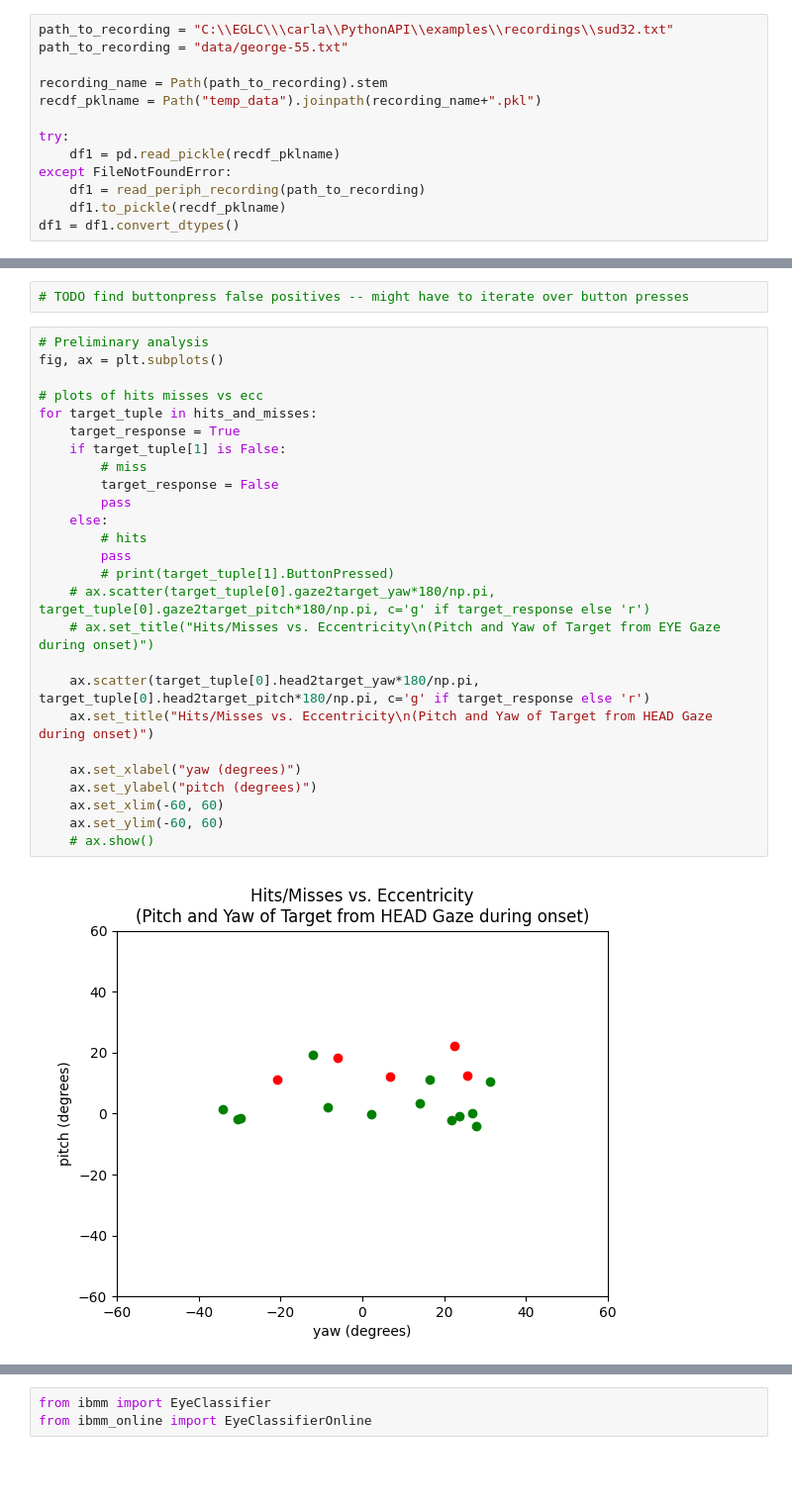
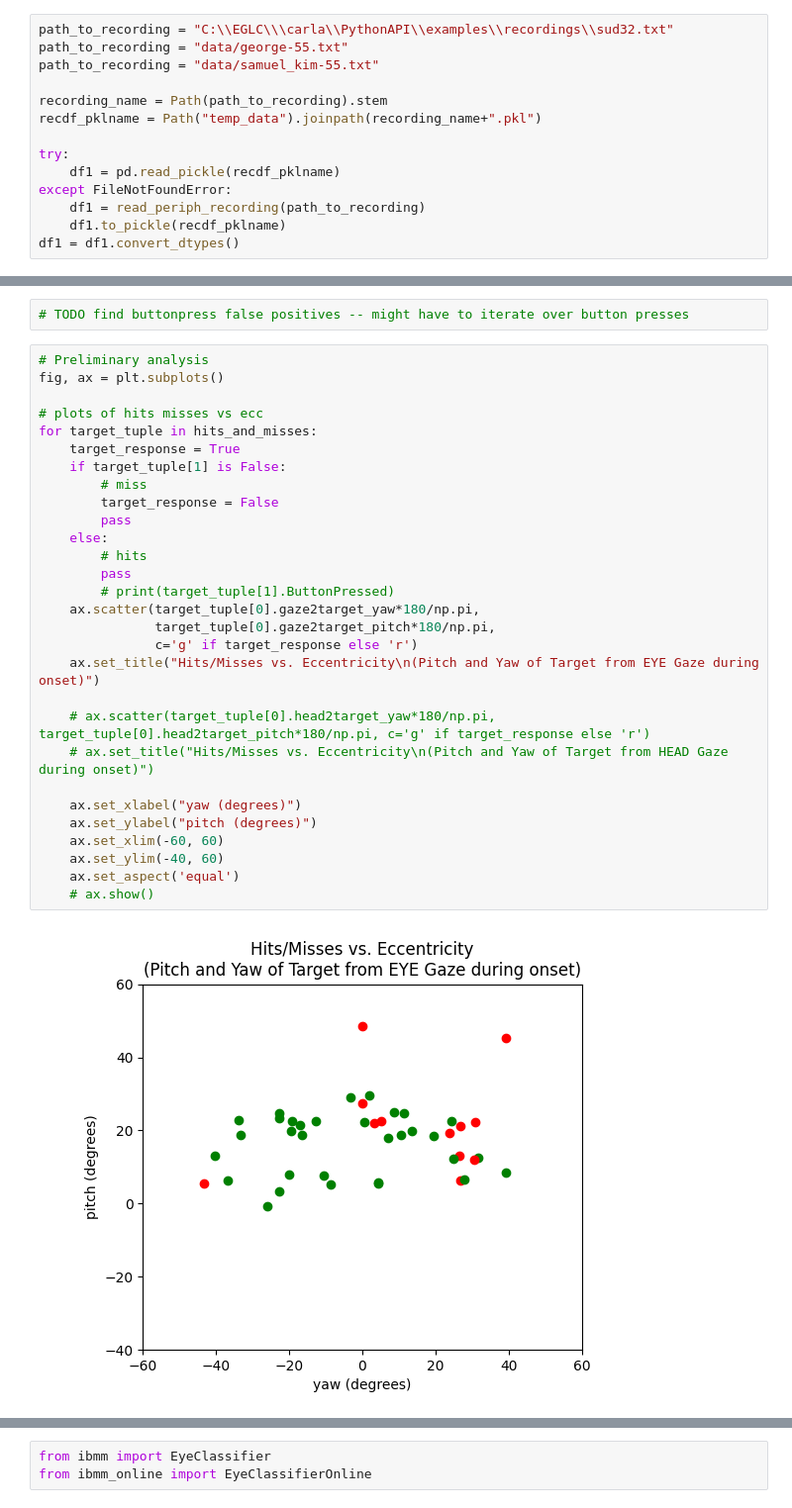
Before and after one commit to HARPLab/dreyevr_recording_analyzer, a Jupyter notebook: periph_recording_analyser.ipynb, the cells around one changed output, grey strips where cells are left out. Shown at 99% size. Saved outputs shown, nothing was run; the diff lists cells and outputs as text; blank space fills up the shorter version.

Commit message:
OFD based analysis for rec files; all data aggregator

```diff
--- a/periph_recording_analyser.ipynb
+++ b/periph_recording_analyser.ipynb
@@ -26,6 +32,7 @@ from tqdm import tqdm
 # %%
 path_to_recording = "C:\\EGLC\\\carla\\PythonAPI\\examples\\recordings\\sud32.txt"
 path_to_recording = "data/george-55.txt"
+path_to_recording = "data/samuel_kim-55.txt"
 
 recording_name = Path(path_to_recording).stem
 recdf_pklname = Path("temp_data").joinpath(recording_name+".pkl")
@@ -169,28 +179,31 @@ ax.set_xlim(0, 2)
 # %%
 # Preliminary analysis
 fig, ax = plt.subplots()
 
 # plots of hits misses vs ecc
 for target_tuple in hits_and_misses:
     target_response = True
     if target_tuple[1] is False:
         # miss
         target_response = False
         pass
     else:
         # hits
         pass
         # print(target_tuple[1].ButtonPressed)
-    # ax.scatter(target_tuple[0].gaze2target_yaw*180/np.pi, target_tuple[0].gaze2target_pitch*180/np.pi, c='g' if target_response else 'r')
-    # ax.set_title("Hits/Misses vs. Eccentricity\n(Pitch and Yaw of Target from EYE Gaze during onset)")
+    ax.scatter(target_tuple[0].gaze2target_yaw*180/np.pi,
+               target_tuple[0].gaze2target_pitch*180/np.pi,
+               c='g' if target_response else 'r')
+    ax.set_title("Hits/Misses vs. Eccentricity\n(Pitch and Yaw of Target from EYE Gaze during onset)")
 
-    ax.scatter(target_tuple[0].head2target_yaw*180/np.pi, target_tuple[0].head2target_pitch*180/np.pi, c='g' if target_response else 'r')
-    ax.set_title("Hits/Misses vs. Eccentricity\n(Pitch and Yaw of Target from HEAD Gaze during onset)")
+    # ax.scatter(target_tuple[0].head2target_yaw*180/np.pi, target_tuple[0].head2target_pitch*180/np.pi, c='g' if target_response else 'r')
+    # ax.set_title("Hits/Misses vs. Eccentricity\n(Pitch and Yaw of Target from HEAD Gaze during onset)")
 
     ax.set_xlabel("yaw (degrees)")
     ax.set_ylabel("pitch (degrees)")
     ax.set_xlim(-60, 60)
-    ax.set_ylim(-60, 60)
+    ax.set_ylim(-40, 60)
+    ax.set_aspect('equal')
     # ax.show()
 # %% [output]
-[figure, old version]
+[figure, new version]
```
Also changed, not shown: parts of 23 cells of this notebook, 1 other file.
